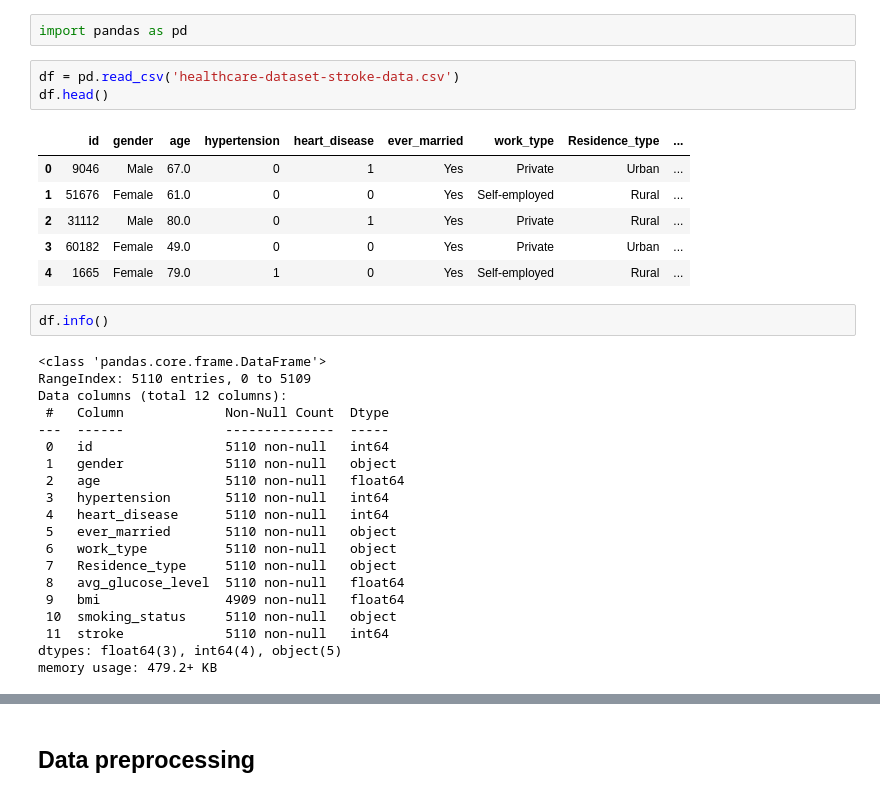
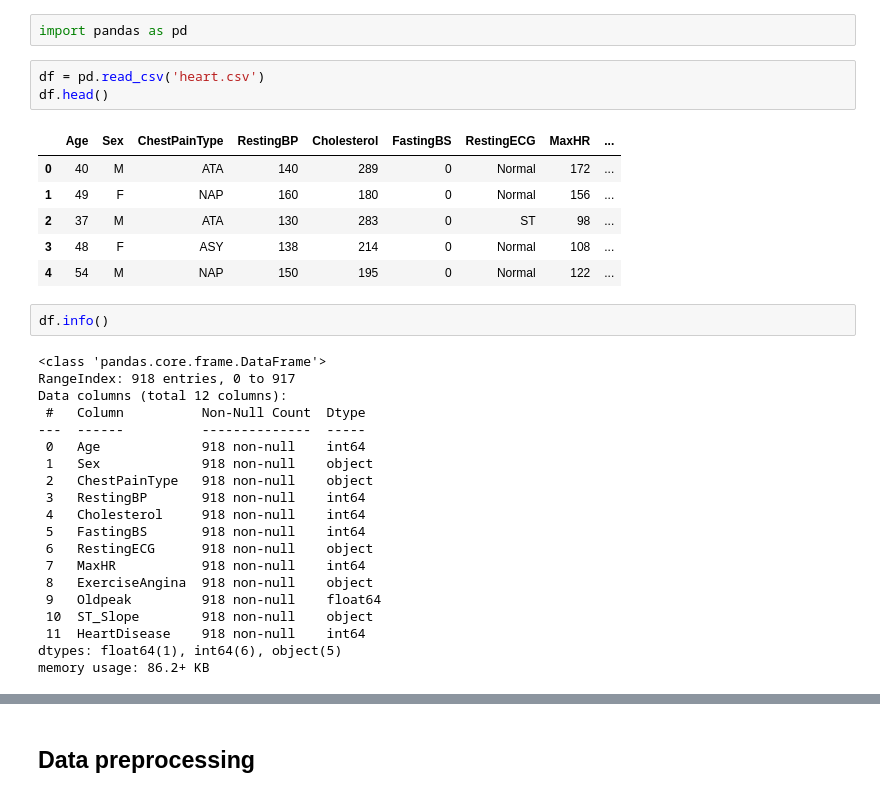
Before and after one commit to rgupta1501/Math-Labs, a Jupyter notebook: project/project.ipynb, the cells around one changed output, grey strips where cells are left out. Saved outputs shown, nothing was run; the diff lists cells and outputs as text.

```diff
--- a/project/project.ipynb
+++ b/project/project.ipynb
@@ -11,34 +11,34 @@ Students name in this Group:
 # %%
 import pandas as pd
 # %%
-df = pd.read_csv('healthcare-dataset-stroke-data.csv')
+df = pd.read_csv('heart.csv')
 df.head()
 # %% [output]
-|  | id | gender | age | hypertension | heart_disease | ever_married | work_type | Residence_type | ... |
-| 0 | 9046 | Male | 67.0 | 0 | 1 | Yes | Private | Urban | ... |
-| 1 | 51676 | Female | 61.0 | 0 | 0 | Yes | Self-employed | Rural | ... |
-| 2 | 31112 | Male | 80.0 | 0 | 1 | Yes | Private | Rural | ... |
-| 3 | 60182 | Female | 49.0 | 0 | 0 | Yes | Private | Urban | ... |
-| 4 | 1665 | Female | 79.0 | 1 | 0 | Yes | Self-employed | Rural | ... |
+|  | Age | Sex | ChestPainType | RestingBP | Cholesterol | FastingBS | RestingECG | MaxHR | ... |
+| 0 | 40 | M | ATA | 140 | 289 | 0 | Normal | 172 | ... |
+| 1 | 49 | F | NAP | 160 | 180 | 0 | Normal | 156 | ... |
+| 2 | 37 | M | ATA | 130 | 283 | 0 | ST | 98 | ... |
+| 3 | 48 | F | ASY | 138 | 214 | 0 | Normal | 108 | ... |
+| 4 | 54 | M | NAP | 150 | 195 | 0 | Normal | 122 | ... |
 # %%
 df.info()
 # %% [output]
 <class 'pandas.core.frame.DataFrame'>
-RangeIndex: 5110 entries, 0 to 5109
+RangeIndex: 918 entries, 0 to 917
 Data columns (total 12 columns):
- #   Column             Non-Null Count  Dtype
----  ------             --------------  -----
- 0   id                 5110 non-null   int64
- 1   gender             5110 non-null   object
- 2   age                5110 non-null   float64
- 3   hypertension       5110 non-null   int64
- 4   heart_disease      5110 non-null   int64
- 5   ever_married       5110 non-null   object
- 6   work_type          5110 non-null   object
- 7   Residence_type     5110 non-null   object
- 8   avg_glucose_level  5110 non-null   float64
- 9   bmi                4909 non-null   float64
- 10  smoking_status     5110 non-null   object
- 11  stroke             5110 non-null   int64
-dtypes: float64(3), int64(4), object(5)
-memory usage: 479.2+ KB
+ #   Column          Non-Null Count  Dtype
+---  ------          --------------  -----
+ 0   Age             918 non-null    int64
+ 1   Sex             918 non-null    object
+ 2   ChestPainType   918 non-null    object
+ 3   RestingBP       918 non-null    int64
+ 4   Cholesterol     918 non-null    int64
+ 5   FastingBS       918 non-null    int64
+ 6   RestingECG      918 non-null    object
+ 7   MaxHR           918 non-null    int64
+ 8   ExerciseAngina  918 non-null    object
+ 9   Oldpeak         918 non-null    float64
+ 10  ST_Slope        918 non-null    object
+ 11  HeartDisease    918 non-null    int64
+dtypes: float64(1), int64(6), object(5)
+memory usage: 86.2+ KB
```
Also changed, not shown: parts of 36 cells of this notebook.
